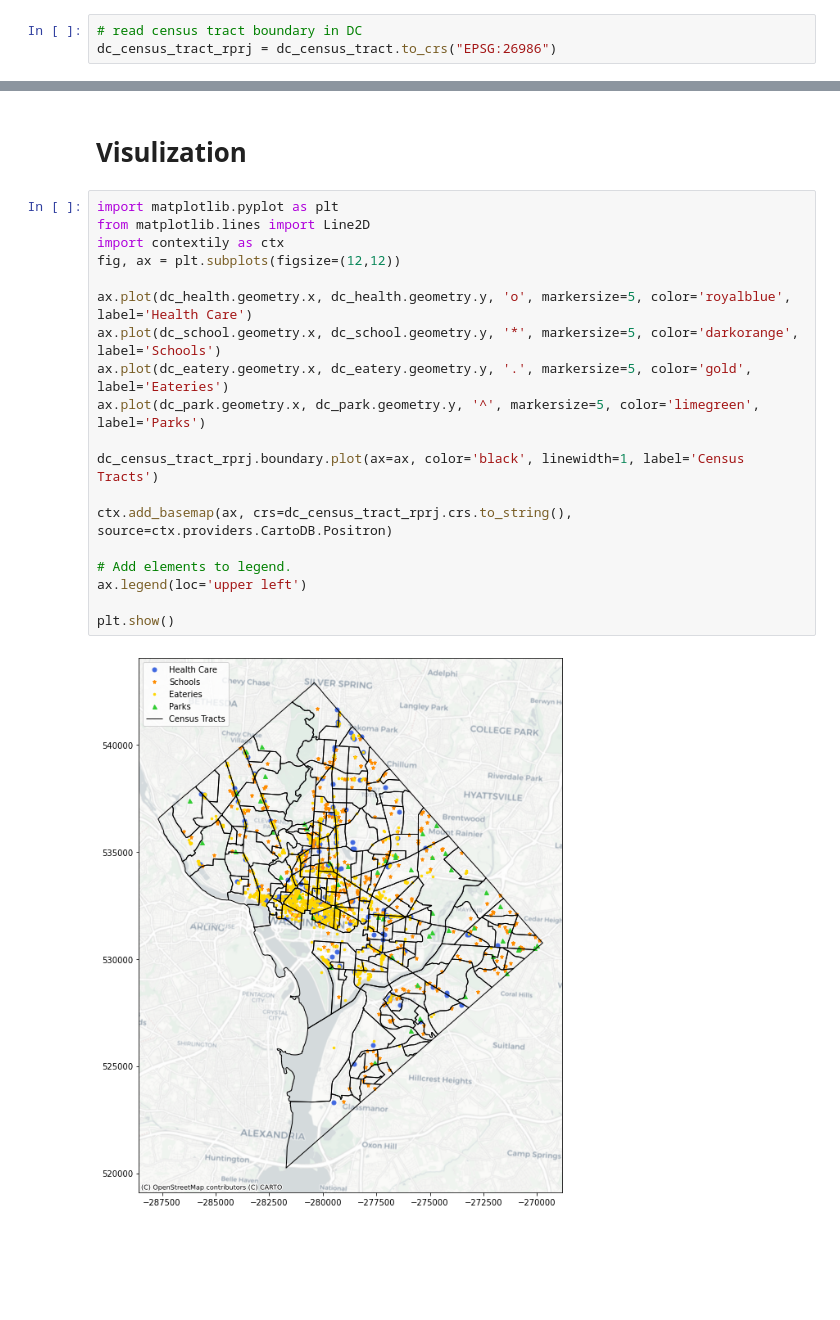
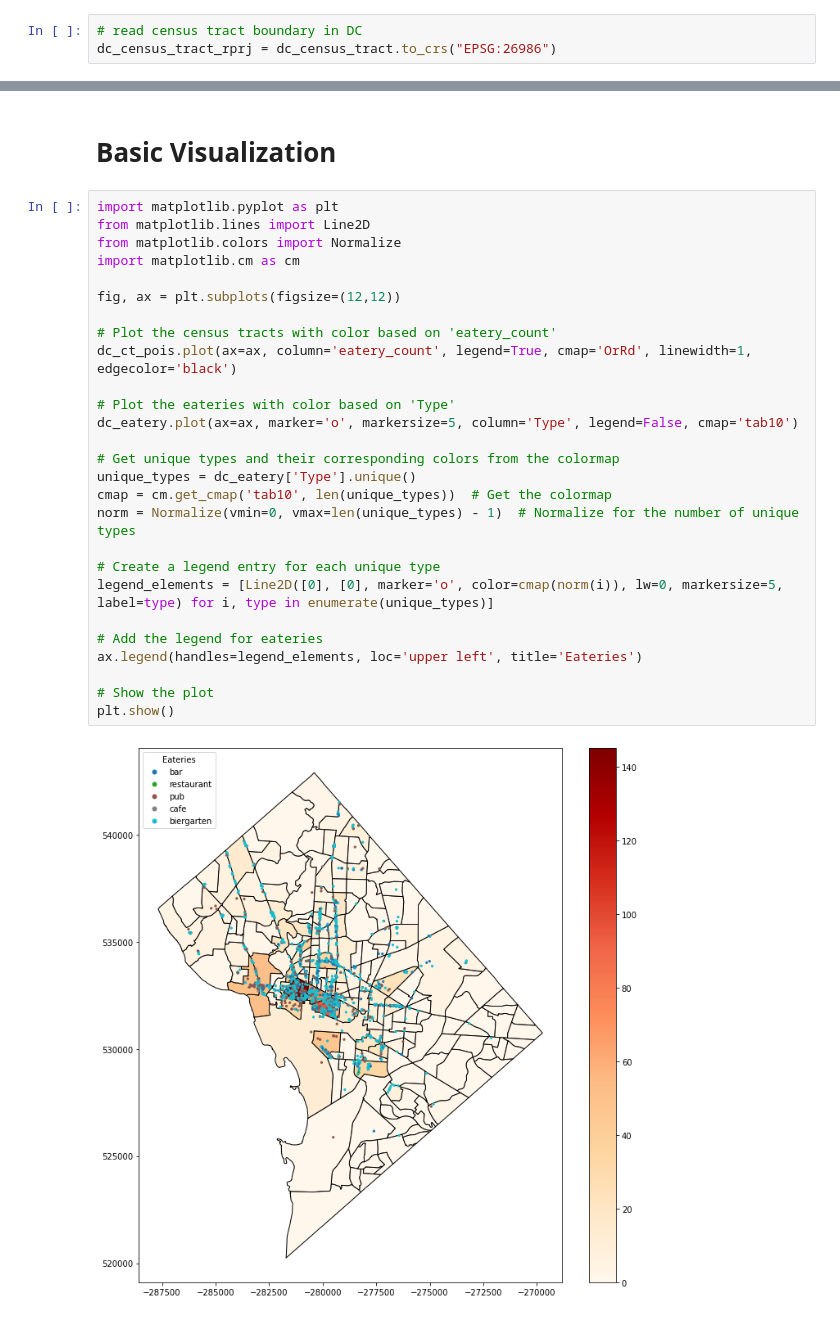
Before and after one commit to leonardzh/sdsc-bootcamp-smash-draft, a Jupyter notebook: POIs.ipynb, the cells around one changed output, grey strips where cells are left out. Saved outputs shown, nothing was run; the diff lists cells and outputs as text; blank space fills up the shorter version.

Commit message:
POIs of eateries only in D.C.

```diff
--- a/POIs.ipynb
+++ b/POIs.ipynb
@@ -358,23 +107,31 @@ dc_ct_pois
-# %% [markdown]
-# Visulization
-# %%
-import matplotlib.pyplot as plt
-from matplotlib.lines import Line2D
-import contextily as ctx
-fig, ax = plt.subplots(figsize=(12,12))
-
-ax.plot(dc_health.geometry.x, dc_health.geometry.y, 'o', markersize=5, color='royalblue', label='Health Care')
-ax.plot(dc_school.geometry.x, dc_school.geometry.y, '*', markersize=5, color='darkorange', label='Schools')
-ax.plot(dc_eatery.geometry.x, dc_eatery.geometry.y, '.', markersize=5, color='gold', label='Eateries')
-ax.plot(dc_park.geometry.x, dc_park.geometry.y, '^', markersize=5, color='limegreen', label='Parks')
-
-dc_census_tract_rprj.boundary.plot(ax=ax, color='black', linewidth=1, label='Census Tracts')
-
-ctx.add_basemap(ax, crs=dc_census_tract_rprj.crs.to_string(), source=ctx.providers.CartoDB.Positron)
-
-# Add elements to legend.
-ax.legend(loc='upper left')
-
-plt.show()
-# %% [output]
-[figure, removed]
+# %% [markdown]
+# Basic Visualization
+# %%
+import matplotlib.pyplot as plt
+from matplotlib.lines import Line2D
+from matplotlib.colors import Normalize
+import matplotlib.cm as cm
+
+fig, ax = plt.subplots(figsize=(12,12))
+
+# Plot the census tracts with color based on 'eatery_count'
+dc_ct_pois.plot(ax=ax, column='eatery_count', legend=True, cmap='OrRd', linewidth=1, edgecolor='black')
+
+# Plot the eateries with color based on 'Type'
+dc_eatery.plot(ax=ax, marker='o', markersize=5, column='Type', legend=False, cmap='tab10')
+
+# Get unique types and their corresponding colors from the colormap
+unique_types = dc_eatery['Type'].unique()
+cmap = cm.get_cmap('tab10', len(unique_types))  # Get the colormap
+norm = Normalize(vmin=0, vmax=len(unique_types) - 1)  # Normalize for the number of unique types
+
+# Create a legend entry for each unique type
+legend_elements = [Line2D([0], [0], marker='o', color=cmap(norm(i)), lw=0, markersize=5, label=type) for i, type in enumerate(unique_types)]
+
+# Add the legend for eateries
+ax.legend(handles=legend_elements, loc='upper left', title='Eateries')
+
+# Show the plot
+plt.show()
+# %% [output]
+[figure, added]
```
Also changed, not shown: parts of 18 cells of this notebook.
